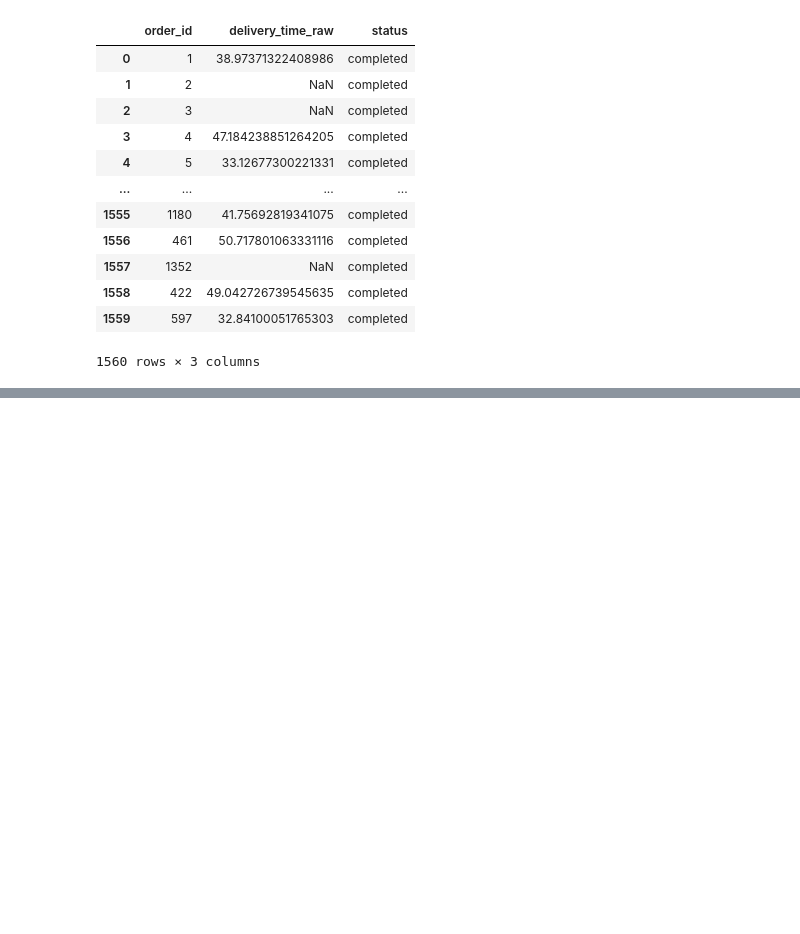
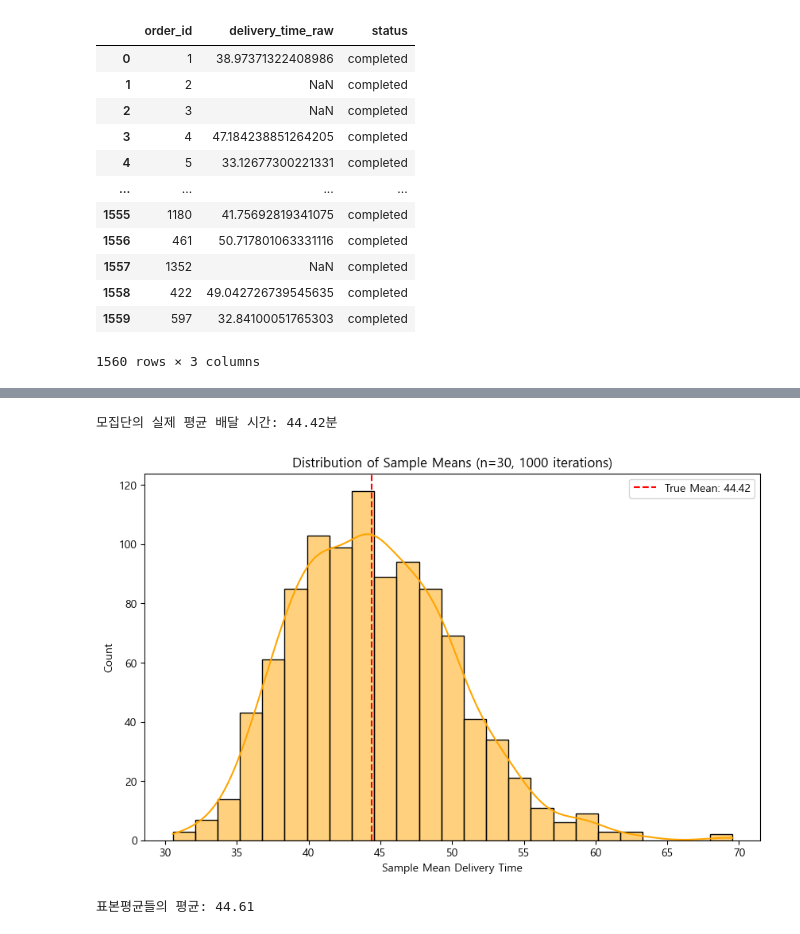
Before and after one commit to sooinp/Desktop, a Jupyter notebook: VSCode/통계분석2/0114.ipynb, the cells around one changed output, grey strips where cells are left out. Saved outputs shown, nothing was run; the diff lists cells and outputs as text; code cells hidden in the pictures; blank space fills up the shorter version.

```diff
--- a/VSCode/통계분석2/0114.ipynb
+++ b/VSCode/통계분석2/0114.ipynb
@@ -637,0 +849,26 @@ deli
+# %%
+# 1. 모집단의 진짜 평균 계산
+true_mean = population.mean()
+print(f"모집단의 실제 평균 배달 시간: {true_mean:.2f}분")
+
+# 2. 표본평균 추출 실험
+# (한 번에 30개씩 뽑아서 평균 내기)를 1000번 반복
+n = 30
+it_count = 1000
+sample_means = [np.random.choice(population, size=n).mean() for _ in range(it_count)]
+
+# 3. 결과 시각화
+plt.figure(figsize=(10, 6))
+sns.histplot(sample_means, kde=True, color='orange')
+plt.axvline(true_mean, color='red', linestyle='--', label=f'True Mean: {true_mean:.2f}')
+plt.title(f'Distribution of Sample Means (n={n}, {it_count} iterations)')
+plt.xlabel('Sample Mean Delivery Time')
+plt.legend()
+plt.show()
+
+# 4. 표본평균들의 평균 확인
+print(f"표본평균들의 평균: {np.mean(sample_means):.2f}")
+# %% [output]
+모집단의 실제 평균 배달 시간: 44.42분
+[figure, added]
+표본평균들의 평균: 44.61
```
Also changed, not shown: parts of 11 cells of this notebook, 3 other files.
